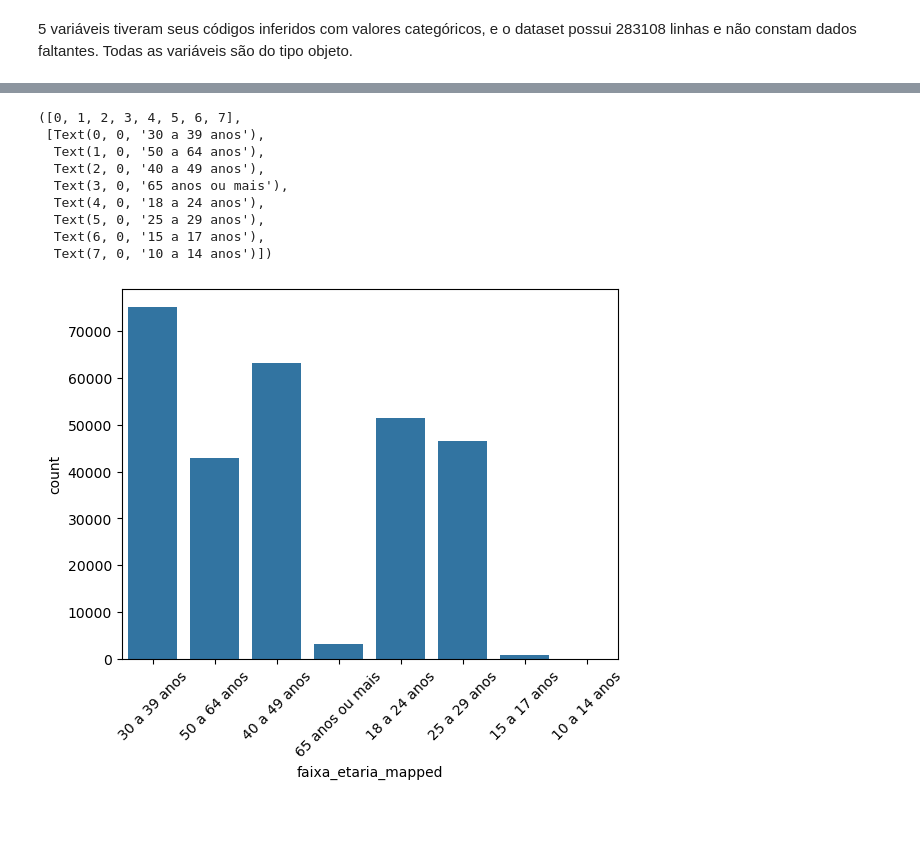
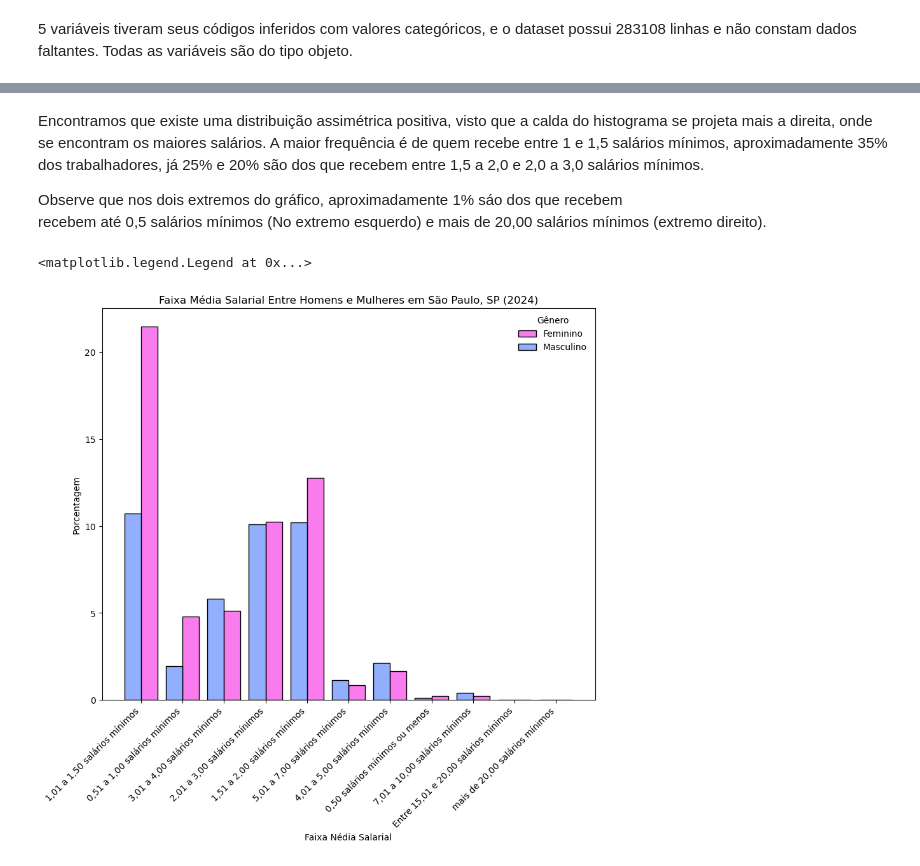
Before and after one commit to maridiniz/EDA-dados-rais, a Jupyter notebook: notebook/exploratory_data_analysis_rais.ipynb, the cells around one changed output, grey strips where cells are left out. Cells and saved outputs as stored; diff of their text form; code cells hidden in the pictures; blank space fills up the shorter version.

```diff
--- a/notebook/exploratory_data_analysis_rais.ipynb
+++ b/notebook/exploratory_data_analysis_rais.ipynb
@@ -29,7 +29,7 @@ def extract_rais_files(url, nrows=None, cols=None):
     """
 
     # Lê os dados do servidor ftp
-    with urllib.request.urlopen(url) as file:
+    with request.urlopen(url) as file:
         file_content = file.read()
 
     # Cria um diretório temporário local para armazenar os dados
@@ -252,9 +237,9 @@ media_salarial = {
 	3: "1,51 a 2,00 salários mínimos",
 	5: "3,01 a 4,00 salários mínimos",
 	8: "7,01 a 10,00 salários mínimos",
-	10: "15,01 a 20,00 salários mínimos",
+	10: "Entre 15,01 e 20,00 salários mínimos",
 	1: "0,51 a 1,00 salários mínimos",
-	0: "Até 0,50 salários mínimos"
+	0: "0,50 salários mínimos ou menos"
 
 }
 # %%
@@ -316,19 +303,35 @@ plt.show()
+# %% [markdown]
+Encontramos que existe uma distribuição assimétrica positiva, visto que a calda
+do histograma se projeta mais a direita, onde se encontram os maiores salários.
+A maior frequência é de quem recebe entre 1 e 1,5 salários mínimos, aproximadamente
+35% dos trabalhadores, já 25% e 20% são dos que recebem entre 1,5 a 2,0 e 2,0 a 3,0
+salários mínimos.
+
+Observe que nos dois extremos do gráfico, aproximadamente 1% sáo dos que recebem
+recebem até 0,5 salários mínimos (No extremo esquerdo) e mais de 20,00 salários
+mínimos (extremo direito).
 # %%
-# Distribução de frequência da faixa etária
-sns.countplot(
-    df_sp,
-    x="faixa_etaria_mapped",
+# Vamos verificar essa distribuição entre homens e mulheres:
+plt.figure(figsize=(10, 8))
+sns.histplot(
+    x=df_sp["faixa_remun_media_sm_mapped"].sort_values(),
+    stat="percent",
+    hue=df_sp["sexo_trabalhador_mapped"],
+    multiple="dodge",
+    shrink=.8,
+    palette={"masculino": "#628EFC", "feminino": "#F745E9"},
+    alpha = 0.7,
 )
 
-plt.xticks(rotation=45)
+plt.title("Faixa Média Salarial Entre Homens e Mulheres em São Paulo, SP (2024)")
+plt.xlabel("Faixa Média Salarial")
+plt.ylabel("Porcentagem")
+plt.xticks(rotation=45, horizontalalignment="right")
+plt.legend(
+    title = "Gênero",
+    labels = ["Feminino", "Masculino"],
+    frameon = False
+)
 # %% [output]
-([0, 1, 2, 3, 4, 5, 6, 7],
- [Text(0, 0, '30 a 39 anos'),
-  Text(1, 0, '50 a 64 anos'),
-  Text(2, 0, '40 a 49 anos'),
-  Text(3, 0, '65 anos ou mais'),
-  Text(4, 0, '18 a 24 anos'),
-  Text(5, 0, '25 a 29 anos'),
-  Text(6, 0, '15 a 17 anos'),
-  Text(7, 0, '10 a 14 anos')])
+<matplotlib.legend.Legend at 0x...>
-[figure, old version]
+[figure, new version]
```
Also changed, not shown: parts of 15 cells of this notebook.
